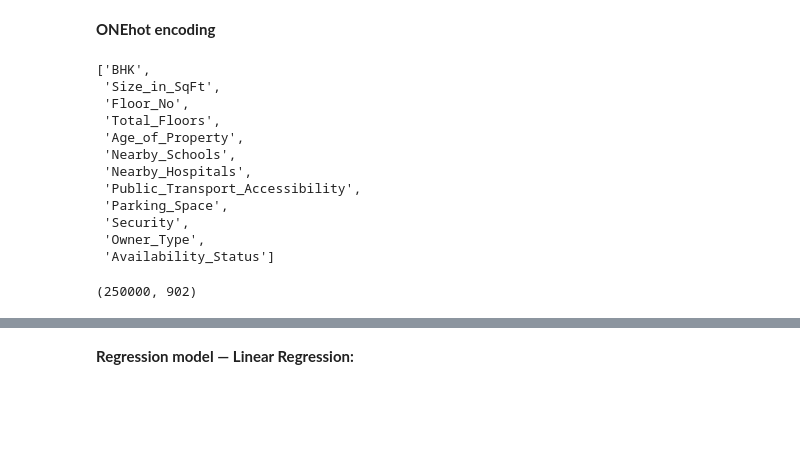
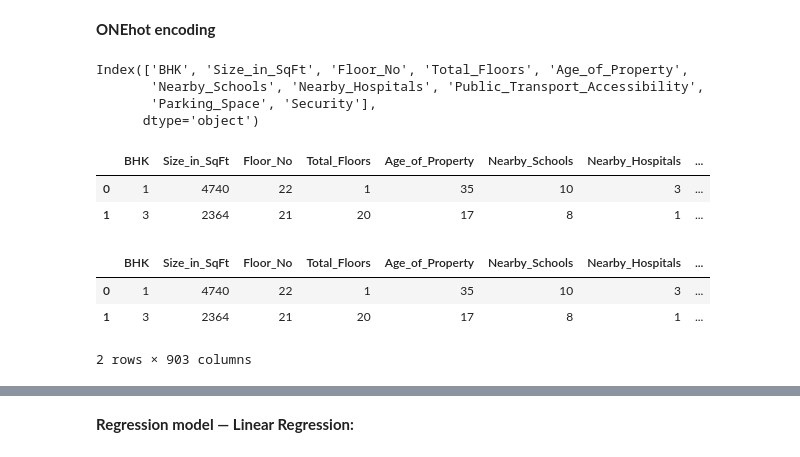
Before and after one commit to Ajitkumar04/Capstone-Project-, a Jupyter notebook: Cleaned_housing_data.ipynb, the cells around one changed output, grey strips where cells are left out. Drawn from its saved outputs; the diff is of its cells as text; code cells hidden in the pictures; blank space fills up the shorter version.

```diff
--- a/Cleaned_housing_data.ipynb
+++ b/Cleaned_housing_data.ipynb
@@ -14,2 +13,0 @@ df.shape
-# %%
-df.drop(columns=['ID'], inplace=True)
@@ -78,24 +67,25 @@ X.drop(columns=['State','City','Locality','Property_Type',"Furnished_Status","Fa
+# %%
+X.columns
+# %% [output]
+Index(['BHK', 'Size_in_SqFt', 'Floor_No', 'Total_Floors', 'Age_of_Property',
+       'Nearby_Schools', 'Nearby_Hospitals', 'Public_Transport_Accessibility',
+       'Parking_Space', 'Security'],
+      dtype='object')
 # %%
-X.columns.tolist()
+X.head(2)
 # %% [output]
-['BHK',
- 'Size_in_SqFt',
- 'Floor_No',
- 'Total_Floors',
- 'Age_of_Property',
- 'Nearby_Schools',
- 'Nearby_Hospitals',
- 'Public_Transport_Accessibility',
- 'Parking_Space',
- 'Security',
- 'Owner_Type',
- 'Availability_Status']
+|  | BHK | Size_in_SqFt | Floor_No | Total_Floors | Age_of_Property | Nearby_Schools | Nearby_Hospitals | ... |
+| 0 | 1 | 4740 | 22 | 1 | 35 | 10 | 3 | ... |
+| 1 | 3 | 2364 | 21 | 20 | 17 | 8 | 1 | ... |
 # %%
 X_final=pd.concat([X.reset_index(drop=True), X_final.reset_index(drop=True)], axis=1)
 # %%
-X_final.shape
+X_final.head(2)
 # %% [output]
+|  | BHK | Size_in_SqFt | Floor_No | Total_Floors | Age_of_Property | Nearby_Schools | Nearby_Hospitals | ... |
+| 0 | 1 | 4740 | 22 | 1 | 35 | 10 | 3 | ... |
+| 1 | 3 | 2364 | 21 | 20 | 17 | 8 | 1 | ... |
-(250000, 902)
+2 rows × 903 columns
 # %%
 X_final=X_final.iloc[:100000]
 y_reg=df['Price_in_Lakhs'].iloc[:100000]
```
Also changed, not shown: parts of 46 cells of this notebook, 9 other files.
